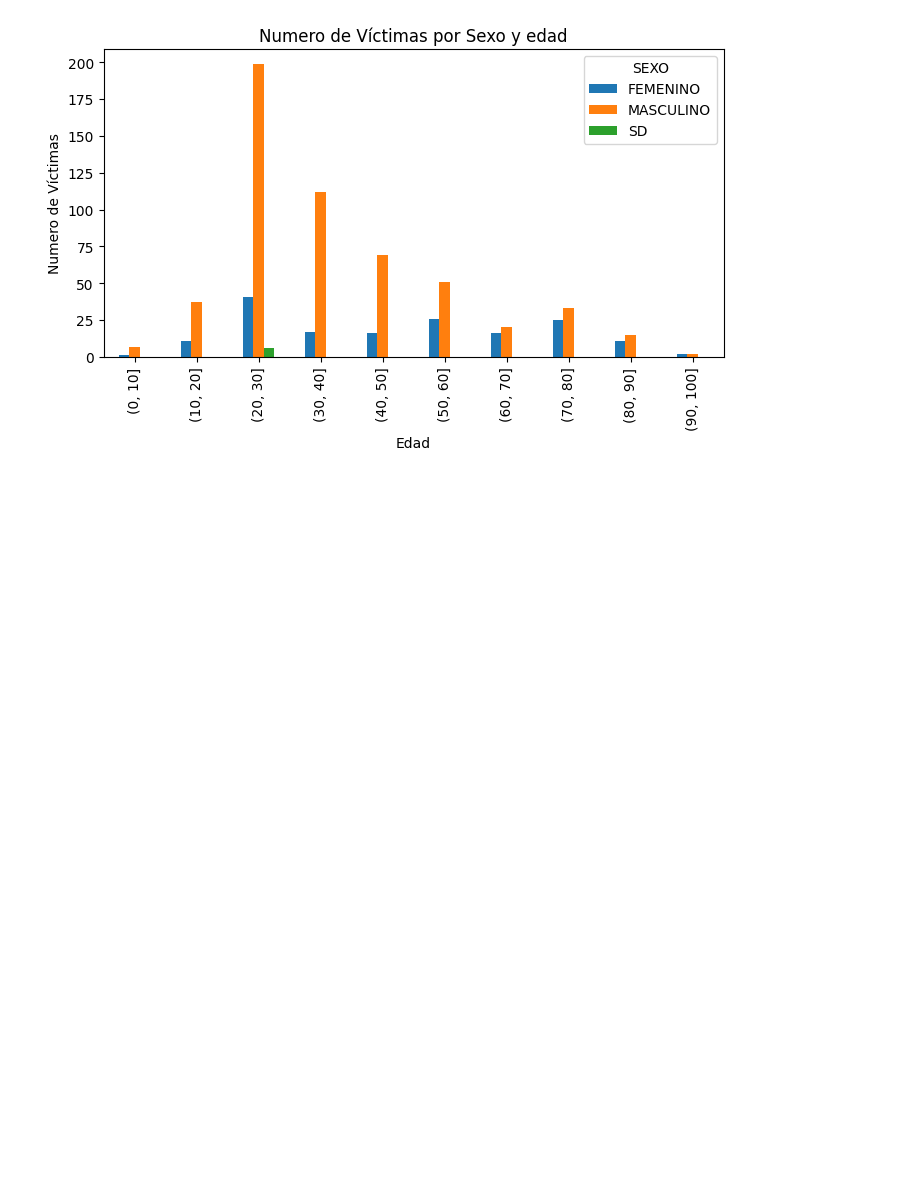
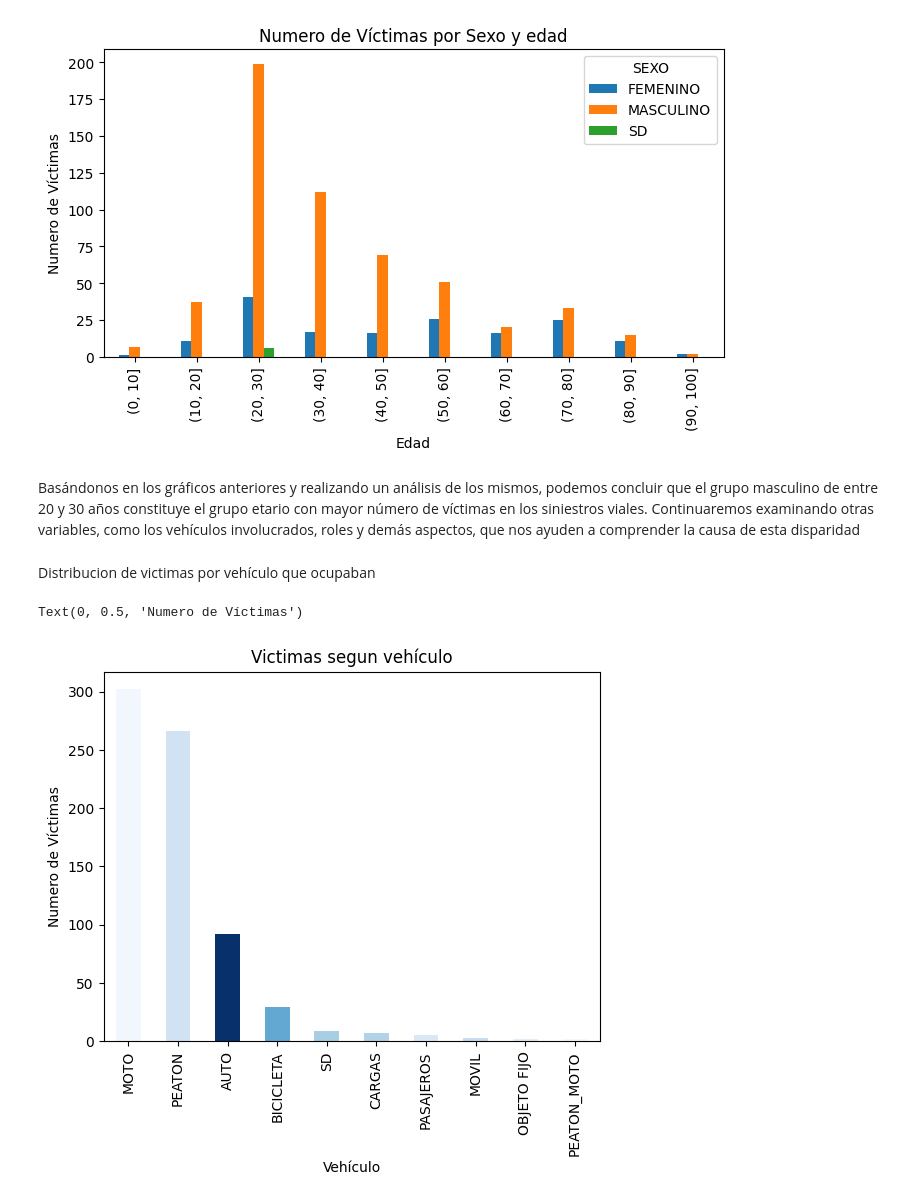
Before and after one commit to kensitmcn18/PI_DA, a Jupyter notebook: EDA_PI_DA.ipynb, the cells around one changed output. Cells and saved outputs as stored; diff of their text form; code cells hidden in the pictures; blank space fills up the shorter version.

```diff
--- a/EDA_PI_DA.ipynb
+++ b/EDA_PI_DA.ipynb
@@ -578,3 +559,16 @@ plt.ylabel('Numero de Víctimas')
 # %% [output]
 Text(0, 0.5, 'Numero de Víctimas')
 [figure]
+# %% [markdown]
+Basándonos en los gráficos anteriores y realizando un análisis de los mismos, podemos concluir que el grupo masculino de entre 20 y 30 años constituye el grupo etario con mayor número de víctimas en los siniestros viales. Continuaremos examinando otras variables, como los vehículos involucrados, roles y demás aspectos, que nos ayuden a comprender la causa de esta disparidad
+# %% [markdown]
+Distribucion de victimas por vehículo que ocupaban
+# %%
+conteo_vehiculo_ocupado = df_union['VICTIMA'].value_counts()
+conteo_vehiculo_ocupado.plot(kind='bar', color=colors)
+plt.title('Victimas segun vehículo')
+plt.xlabel('Vehículo')
+plt.ylabel('Numero de Víctimas')
+# %% [output]
+Text(0, 0.5, 'Numero de Víctimas')
+[figure, added]
```
Also changed, not shown: parts of 20 cells of this notebook, 2 other files.
